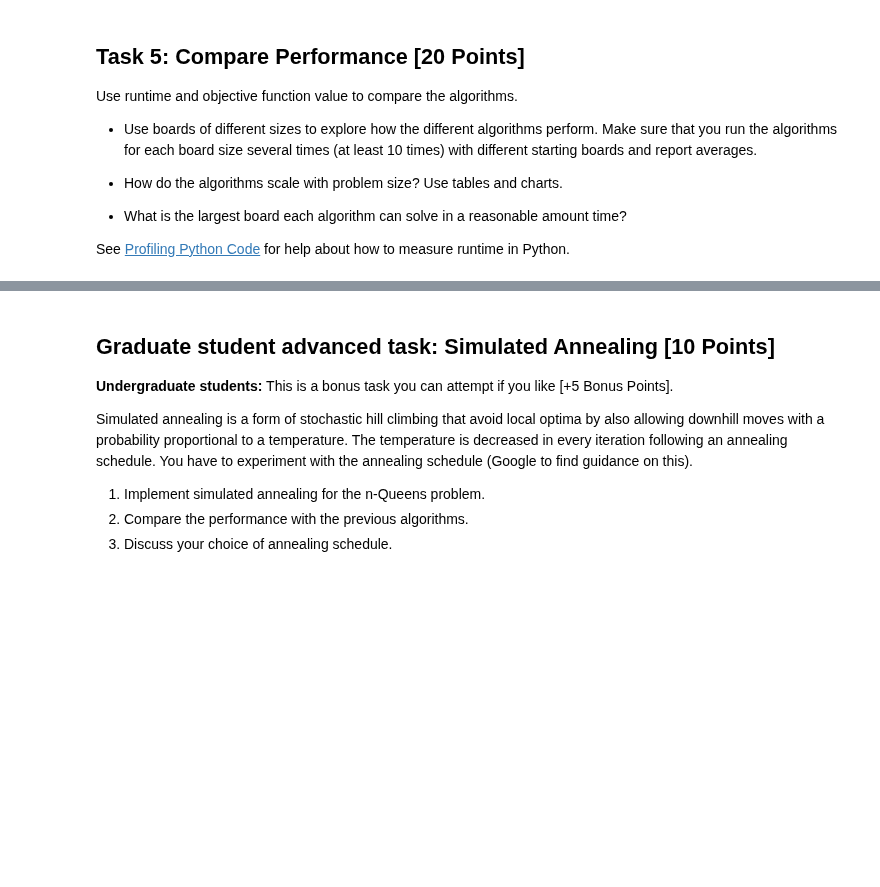
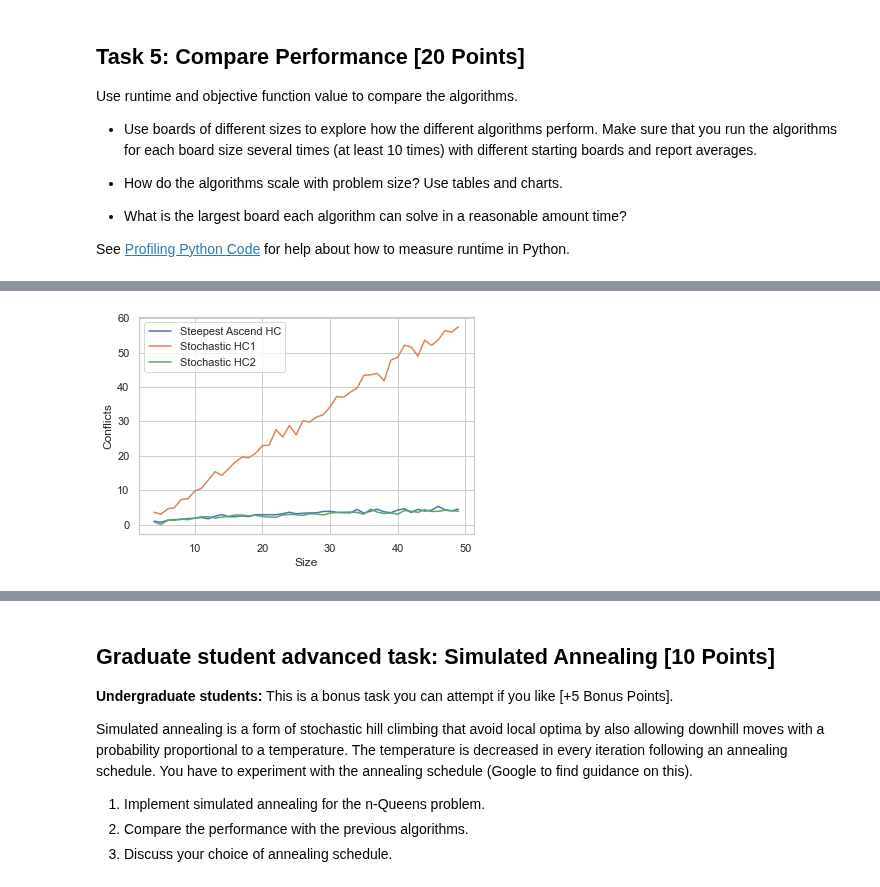
Before and after one commit to mhahsler/CS7320-AI, a Jupyter notebook: Local_Search/n_queens.ipynb, the cells around one changed output, grey strips where cells are left out. Saved outputs shown, nothing was run; the diff lists cells and outputs as text; code cells hidden in the pictures; blank space fills up the shorter version.

```diff
--- a/Local_Search/n_queens.ipynb
+++ b/Local_Search/n_queens.ipynb
@@ -376,0 +531,13 @@ See [Profiling Python Code](../Python_Code_Examples/profiling_code.ipynb) for he
+# %%
+sns.set(style="whitegrid")
+x=range(4,50)
+
+plt.plot(x, SAHC_Conflicts, label = "Steepest Ascend HC")
+plt.plot(x, SHC1_Conflicts, label = "Stochastic HC1")
+plt.plot(x, SHC2_Conflicts, label = "Stochastic HC2")
+plt.xlabel("Size")
+plt.ylabel("Conflicts")
+plt.legend()
+plt.show()
+# %% [output]
+[figure, added]
```
Also changed, not shown: parts of 20 cells of this notebook.
